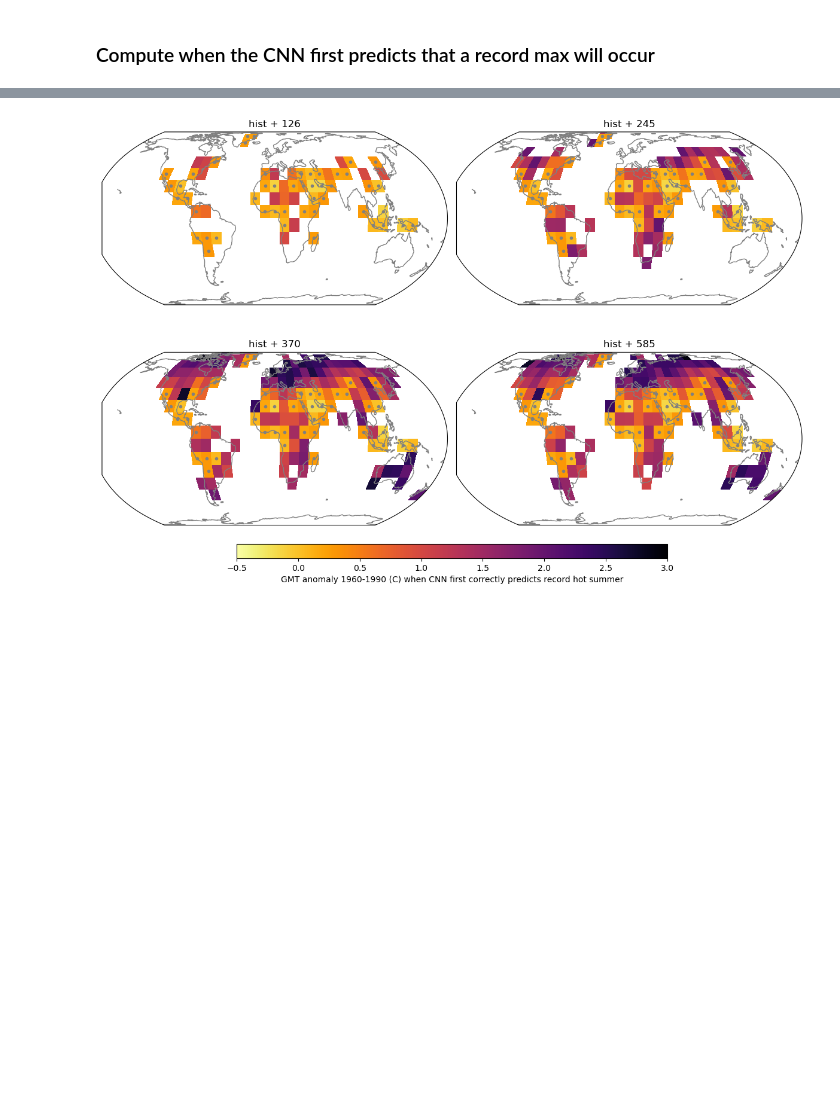
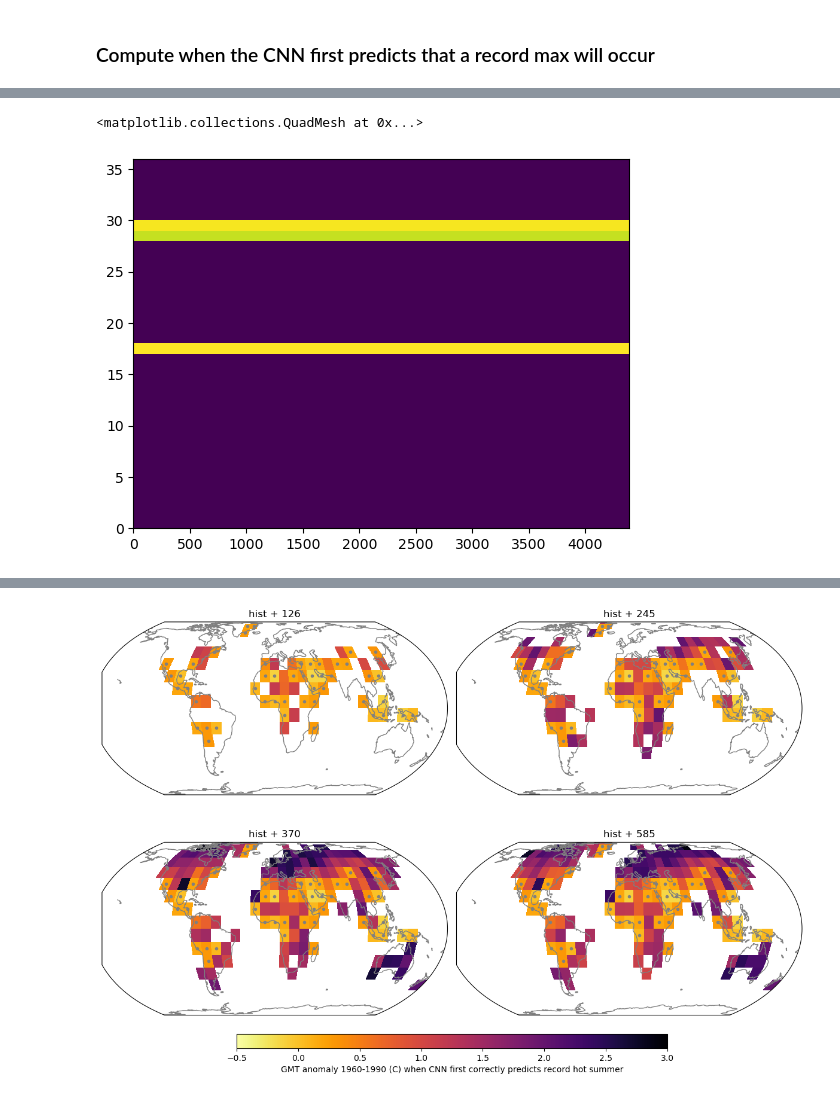
Before and after one commit to emily-gordy/predictability-emergence, a Jupyter notebook: FirstPredict.ipynb, the cells around one changed output, grey strips where cells are left out. Drawn from its saved outputs; the diff is of its cells as text; code cells hidden in the pictures; blank space fills up the shorter version.

```diff
--- a/FirstPredict.ipynb
+++ b/FirstPredict.ipynb
@@ -132,0 +110,2 @@ landmask1.shape
+# %%
+_, _, alltest = AllData.trainvaltest_recordmax_withrecordmax(trainvaltest,experiment_era,baselineera,inputlength,outputavgtime,-30,10)
@@ -225,0 +236,11 @@ working on 585
+# %%
+# plt.pcolormesh(predictions[:,0,:])
+fileopen = "predictions/"+modelfilefront+"avgtime_"+str(outputavgtime)+"_allssps_lat_"+str(-30)+"_testing.pkl"
+
+with open(filecheck[0],'rb') as f:
+    predictions = pickle.load(f)
+
+plt.pcolormesh(predictions[:,-1,:])
+# %% [output]
+<matplotlib.collections.QuadMesh at 0x...>
+[figure, added]
```
Also changed, not shown: parts of 17 cells of this notebook, 3 other files.
